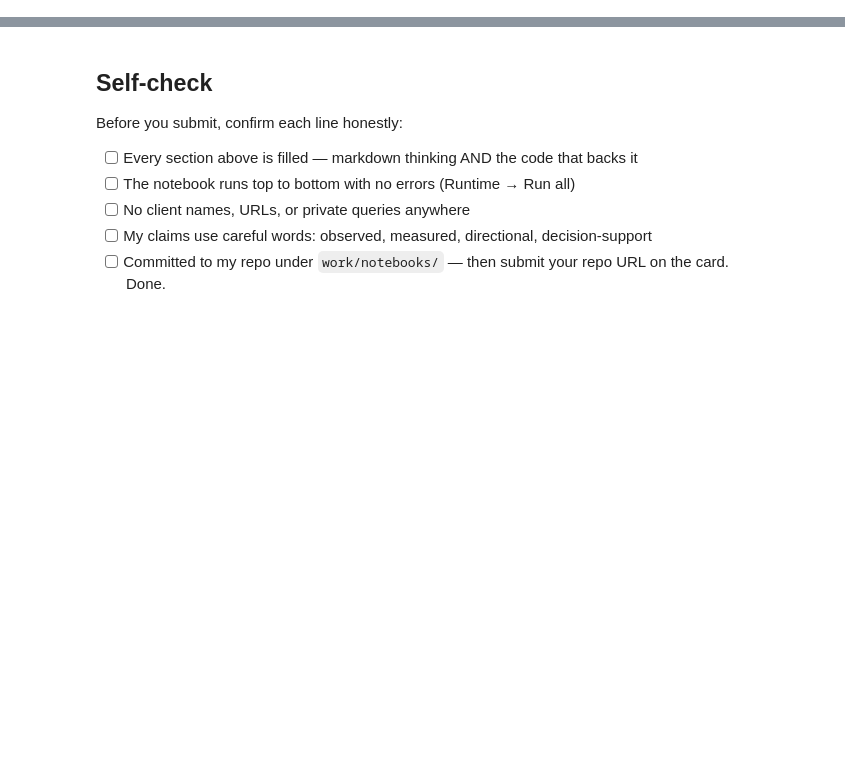
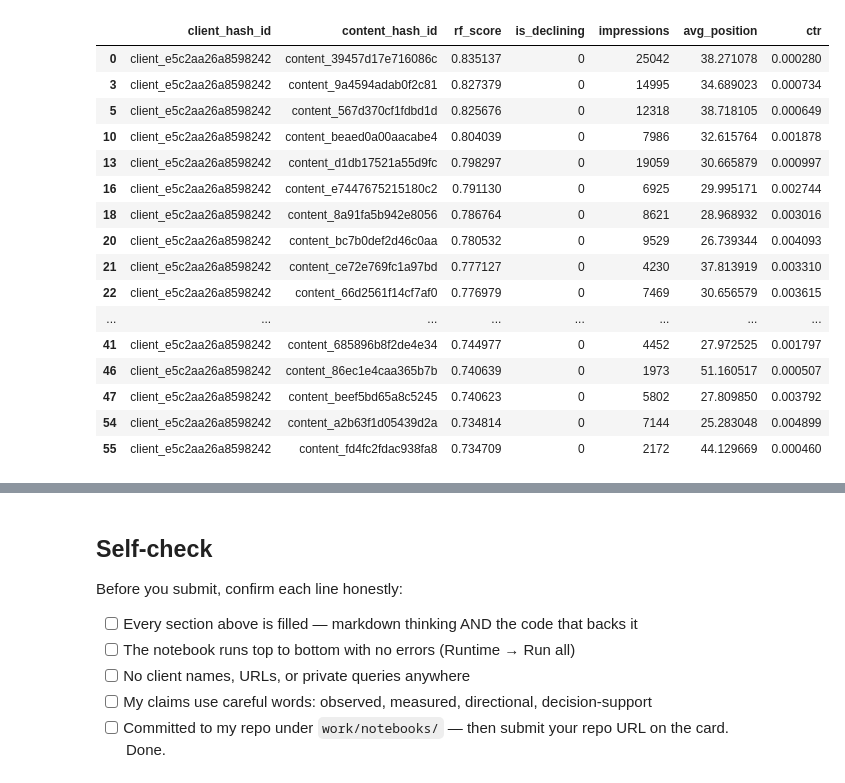
Before and after one commit to Jai-Kulkarni1905/Applied_Search_Intelligence, a Jupyter notebook: work/notebooks/w05_model.ipynb, the cells around one changed output, grey strips where cells are left out. Saved outputs shown, nothing was run; the diff lists cells and outputs as text; code cells hidden in the pictures; blank space fills up the shorter version.

```diff
--- a/work/notebooks/w05_model.ipynb
+++ b/work/notebooks/w05_model.ipynb
@@ -36,0 +420,20 @@ This skeleton is yours to fill. Work the sections **in order** — each one has
+# %%
+features_for_ctr = features.copy()
+
+features_for_ctr = features_for_ctr[
+    features_for_ctr["impressions"] > 0
+].copy()
+
+features_for_ctr["position_bucket"] = pd.cut(
+    features_for_ctr["avg_position"],
+    bins=position_bins,
+    labels=position_labels
+)
+
+expected_ctr = (
+    features_for_ctr
+    .groupby("position_bucket", observed=False)["ctr"]
+    .mean()
+    .rename("expected_ctr")
+    .reset_index()
+)
@@ -36,0 +643,54 @@ This skeleton is yours to fill. Work the sections **in order** — each one has
+# %%
+# Rank test pages by RF score
+rf_error_df = (
+    baseline_df
+    .sort_values(
+        ["rf_score", "impressions", "content_hash_id"],
+        ascending=[False, False, True]
+    )
+    .reset_index(drop=True)
+)
+
+# Top-ranked pages that were actually non-declining
+false_positives_top = rf_error_df[
+    rf_error_df[TARGET] == 0
+].head(20)
+
+# Declining pages that the RF ranked relatively low
+false_negatives_bottom = (
+    rf_error_df[
+        rf_error_df[TARGET] == 1
+    ]
+    .tail(20)
+)
+
+print("Top RF-ranked non-declining pages:")
+display(
+    false_positives_top[
+        [
+            "client_hash_id",
+            "content_hash_id",
+            "rf_score",
+            TARGET,
+            "impressions",
+            "avg_position",
+            "ctr"
+        ]
+    ]
+)
+
+print("Lowest-ranked declining pages:")
+display(
+    false_negatives_bottom[
+        [
+            "client_hash_id",
+            "content_hash_id",
+            "rf_score",
+            TARGET,
+            "impressions",
+            "avg_position",
+            "ctr"
+        ]
+    ]
+)
+# %% [output]
@@ -36,0 +698,17 @@ This skeleton is yours to fill. Work the sections **in order** — each one has
+|  | client_hash_id | content_hash_id | rf_score | is_declining | impressions | avg_position | ctr |
+| 0 | client_e5c2aa26a8598242 | content_39457d17e716086c | 0.835137 | 0 | 25042 | 38.271078 | 0.000280 |
+| 3 | client_e5c2aa26a8598242 | content_9a4594adab0f2c81 | 0.827379 | 0 | 14995 | 34.689023 | 0.000734 |
+| 5 | client_e5c2aa26a8598242 | content_567d370cf1fdbd1d | 0.825676 | 0 | 12318 | 38.718105 | 0.000649 |
+| 10 | client_e5c2aa26a8598242 | content_beaed0a00aacabe4 | 0.804039 | 0 | 7986 | 32.615764 | 0.001878 |
+| 13 | client_e5c2aa26a8598242 | content_d1db17521a55d9fc | 0.798297 | 0 | 19059 | 30.665879 | 0.000997 |
+| 16 | client_e5c2aa26a8598242 | content_e7447675215180c2 | 0.791130 | 0 | 6925 | 29.995171 | 0.002744 |
+| 18 | client_e5c2aa26a8598242 | content_8a91fa5b942e8056 | 0.786764 | 0 | 8621 | 28.968932 | 0.003016 |
+| 20 | client_e5c2aa26a8598242 | content_bc7b0def2d46c0aa | 0.780532 | 0 | 9529 | 26.739344 | 0.004093 |
+| 21 | client_e5c2aa26a8598242 | content_ce72e769fc1a97bd | 0.777127 | 0 | 4230 | 37.813919 | 0.003310 |
+| 22 | client_e5c2aa26a8598242 | content_66d2561f14cf7af0 | 0.776979 | 0 | 7469 | 30.656579 | 0.003615 |
+| ... | ... | ... | ... | ... | ... | ... | ... |
+| 41 | client_e5c2aa26a8598242 | content_685896b8f2de4e34 | 0.744977 | 0 | 4452 | 27.972525 | 0.001797 |
+| 46 | client_e5c2aa26a8598242 | content_86ec1e4caa365b7b | 0.740639 | 0 | 1973 | 51.160517 | 0.000507 |
+| 47 | client_e5c2aa26a8598242 | content_beef5bd65a8c5245 | 0.740623 | 0 | 5802 | 27.809850 | 0.003792 |
+| 54 | client_e5c2aa26a8598242 | content_a2b63f1d05439d2a | 0.734814 | 0 | 7144 | 25.283048 | 0.004899 |
+| 55 | client_e5c2aa26a8598242 | content_fd4fc2fdac938fa8 | 0.734709 | 0 | 2172 | 44.129669 | 0.000460 |
```
Also changed, not shown: parts of 35 cells of this notebook.
